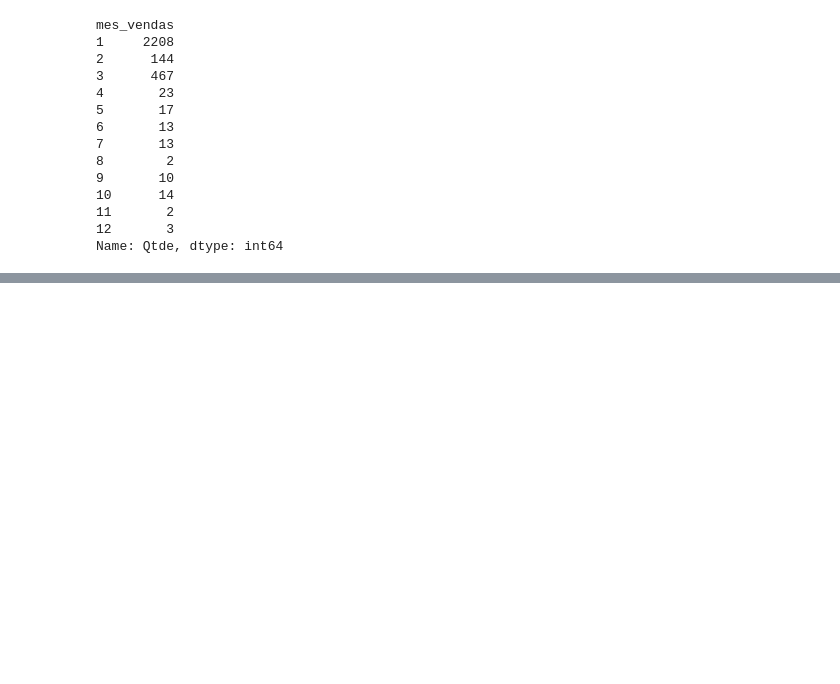
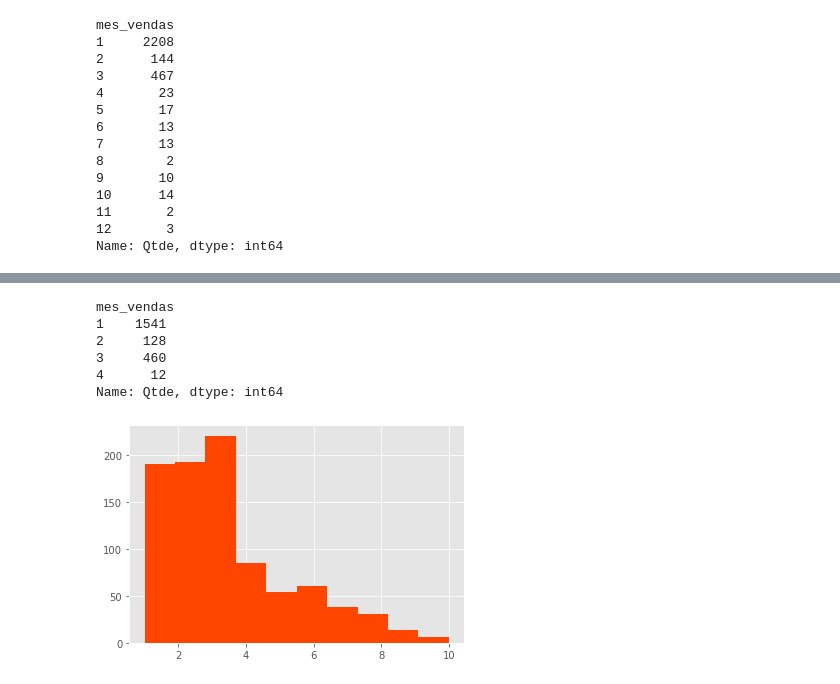
Before and after one commit to marcelooagte/Desenvolvimento, a Jupyter notebook: 02/Desenvolvimento_02.ipynb, the cells around one changed output, grey strips where cells are left out. Cells and saved outputs as stored; diff of their text form; code cells hidden in the pictures; blank space fills up the shorter version.

```diff
--- a/02/Desenvolvimento_02.ipynb
+++ b/02/Desenvolvimento_02.ipynb
@@ -447 +446,15 @@ plt.legend()
 [figure]
+# %%
+df_2019.groupby(df_2019["mes_vendas"])["Qtde"].sum()
+# %% [output]
+mes_vendas
+1    1541
+2     128
+3     460
+4      12
+Name: Qtde, dtype: int64
+# %%
+#histograma com magenta
+plt.hist(df["Qtde"], color="orangered");
+# %% [output]
+[figure, added]
```
Also changed, not shown: parts of 4 cells of this notebook, 1 other file.
